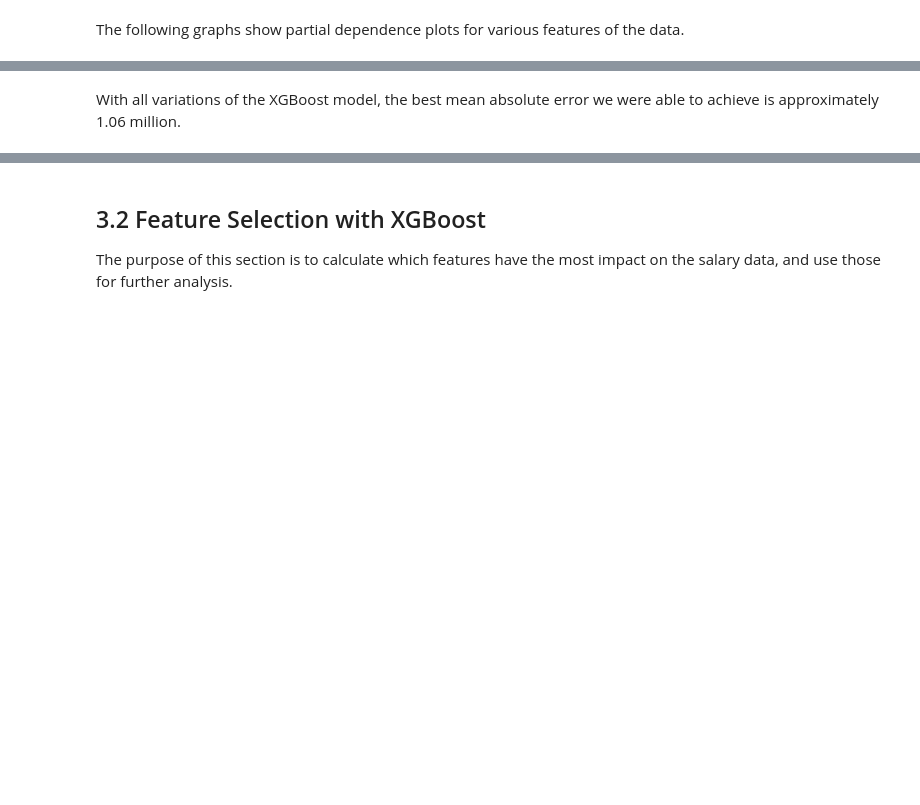
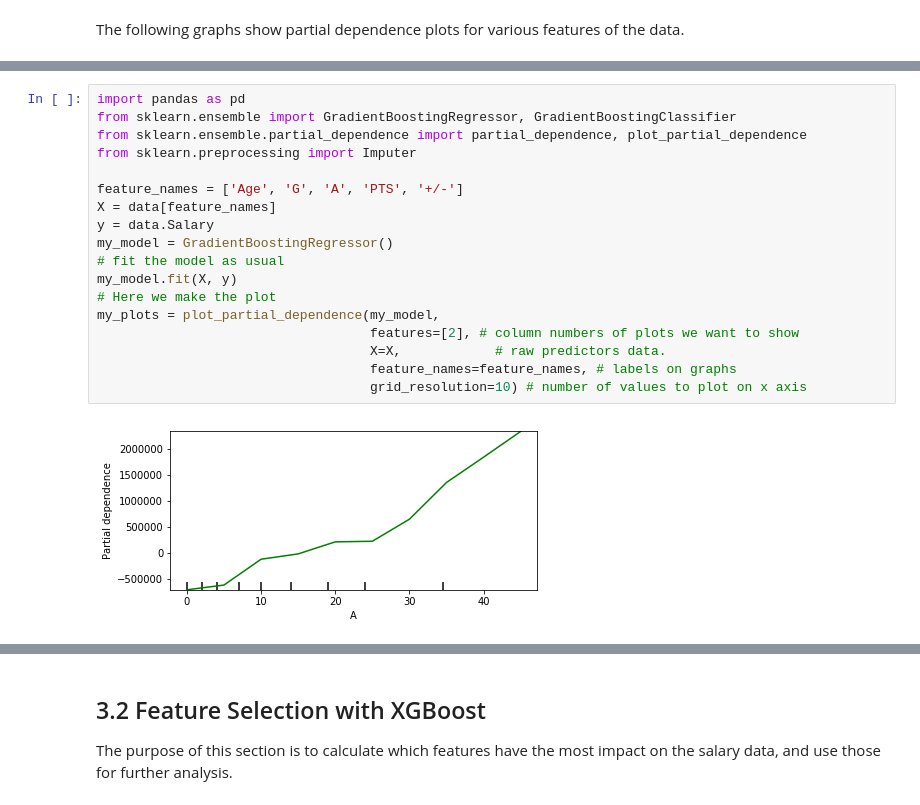
Before and after one commit to carsonreid/seng474project, a Jupyter notebook: nhl.ipynb, the cells around one changed output, grey strips where cells are left out. Cells and saved outputs as stored; diff of their text form; blank space fills up the shorter version.

```diff
--- a/nhl.ipynb
+++ b/nhl.ipynb
@@ -368,2 +376,20 @@ plt.show()
-# %% [markdown]
-With all variations of the XGBoost model, the best mean absolute error we were able to achieve is approximately 1.06 million.
+# %%
+import pandas as pd
+from sklearn.ensemble import GradientBoostingRegressor, GradientBoostingClassifier
+from sklearn.ensemble.partial_dependence import partial_dependence, plot_partial_dependence
+from sklearn.preprocessing import Imputer
+
+feature_names = ['Age', 'G', 'A', 'PTS', '+/-']
+X = data[feature_names]
+y = data.Salary
+my_model = GradientBoostingRegressor()
+# fit the model as usual
+my_model.fit(X, y)
+# Here we make the plot
+my_plots = plot_partial_dependence(my_model,
+                                   features=[2], # column numbers of plots we want to show
+                                   X=X,            # raw predictors data.
+                                   feature_names=feature_names, # labels on graphs
+                                   grid_resolution=10) # number of values to plot on x axis
+# %% [output]
+[figure, added]
```
Also changed, not shown: parts of 36 cells of this notebook.
